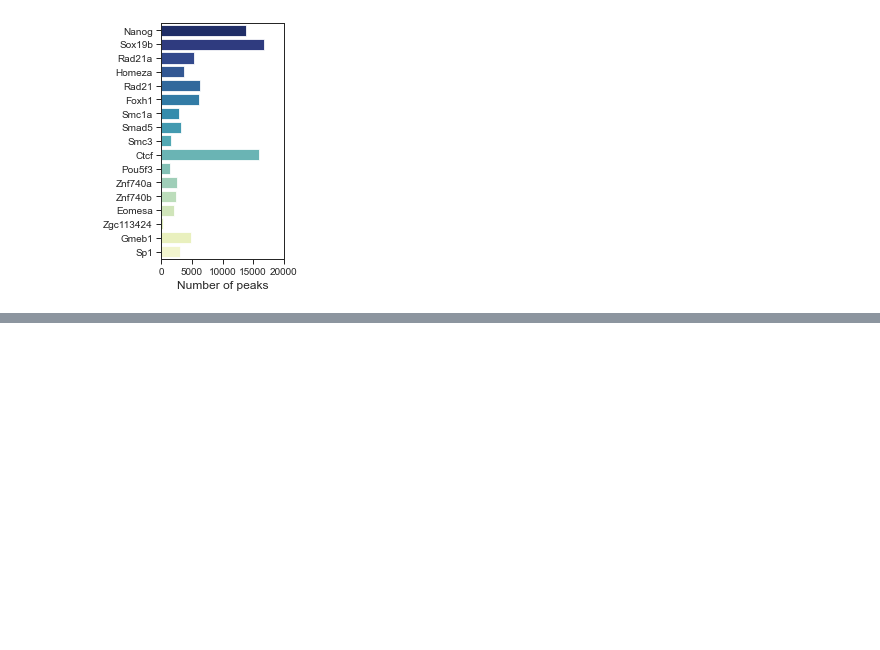
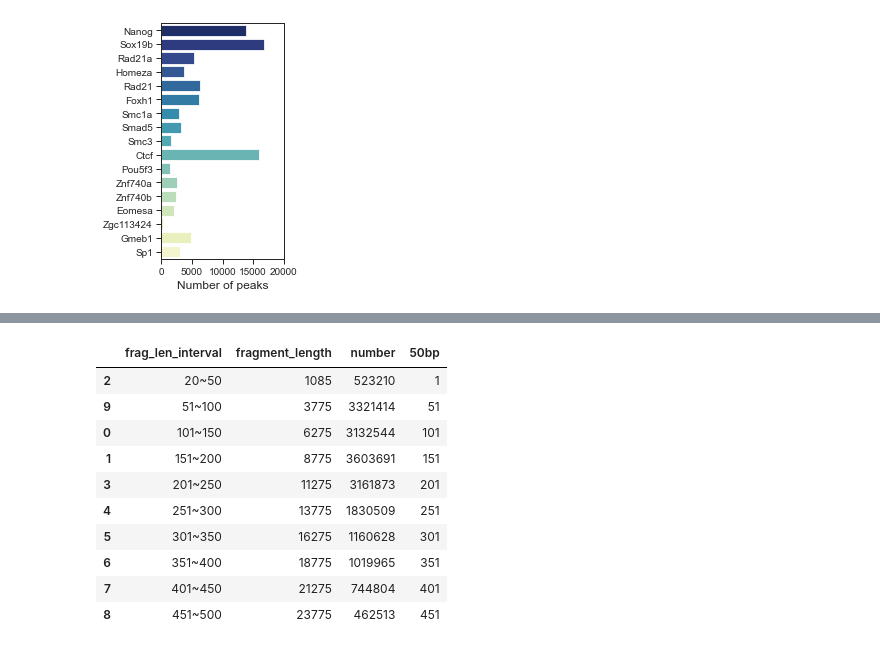
Before and after one commit to Reemann/Bioinformatics_analysis, a Jupyter notebook: statistic_plots/barplot.ipynb, the cells around one changed output, grey strips where cells are left out. Saved outputs shown, nothing was run; the diff lists cells and outputs as text; code cells hidden in the pictures; blank space fills up the shorter version.

```diff
--- a/statistic_plots/barplot.ipynb
+++ b/statistic_plots/barplot.ipynb
@@ -27,0 +48,5 @@ with sns.axes_style('white', rc={
+# %%
+for k in ['KI_sox19bMyc', 'IgG'] :
+    fragment_len_df[k] = pd.read_table(f'/mnt/Storage/home/wangyiman/knock_in_Sun/2_signal/{k}_20220429_fragments_length.txt',
+                                       sep = '\t', header = 0)
+fragment_len_df[k]
@@ -27,0 +87,22 @@ with sns.axes_style('white', rc={
+# %%
+fragment_len_df_50bp = {}
+for k in ['KI_sox19bMyc', 'IgG', 'Sox19b_dome_rep1', 'Sox19b_dome_rep2', 'Sox19b_dome_rep3'] :
+    tmp_df = fragment_len_df[k].copy()
+    tmp_df['50bp'] = [int(x) for x in tmp_df['fragment_length'] / 50]
+    tmp_df['frag_len_interval'] = [f'{int((x-1)/50) * 50 + 1}~{int((x-1)/50 + 1) * 50}'  for x in tmp_df['fragment_length']]
+    fragment_len_df_50bp[k] = tmp_df.groupby('frag_len_interval').sum().reset_index().sort_values(['50bp'])
+    fragment_len_df_50bp[k].iloc[0,0] = '20~50'
+
+fragment_len_df_50bp[k]
+# %% [output]
+|  | frag_len_interval | fragment_length | number | 50bp |
+| 2 | 20~50 | 1085 | 523210 | 1 |
+| 9 | 51~100 | 3775 | 3321414 | 51 |
+| 0 | 101~150 | 6275 | 3132544 | 101 |
+| 1 | 151~200 | 8775 | 3603691 | 151 |
+| 3 | 201~250 | 11275 | 3161873 | 201 |
+| 4 | 251~300 | 13775 | 1830509 | 251 |
+| 5 | 301~350 | 16275 | 1160628 | 301 |
+| 6 | 351~400 | 18775 | 1019965 | 351 |
+| 7 | 401~450 | 21275 | 744804 | 401 |
+| 8 | 451~500 | 23775 | 462513 | 451 |
```
Also changed, not shown: parts of 8 cells of this notebook.
